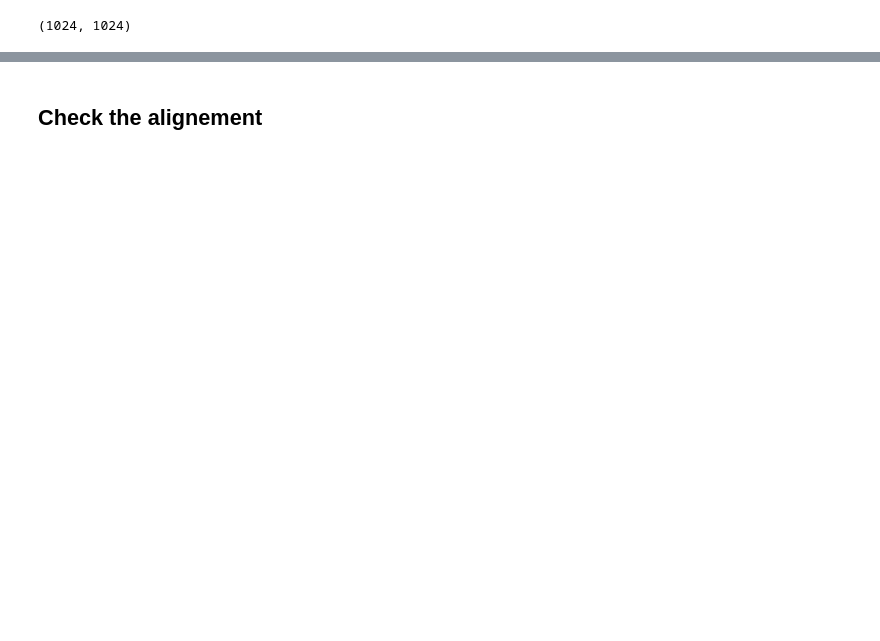
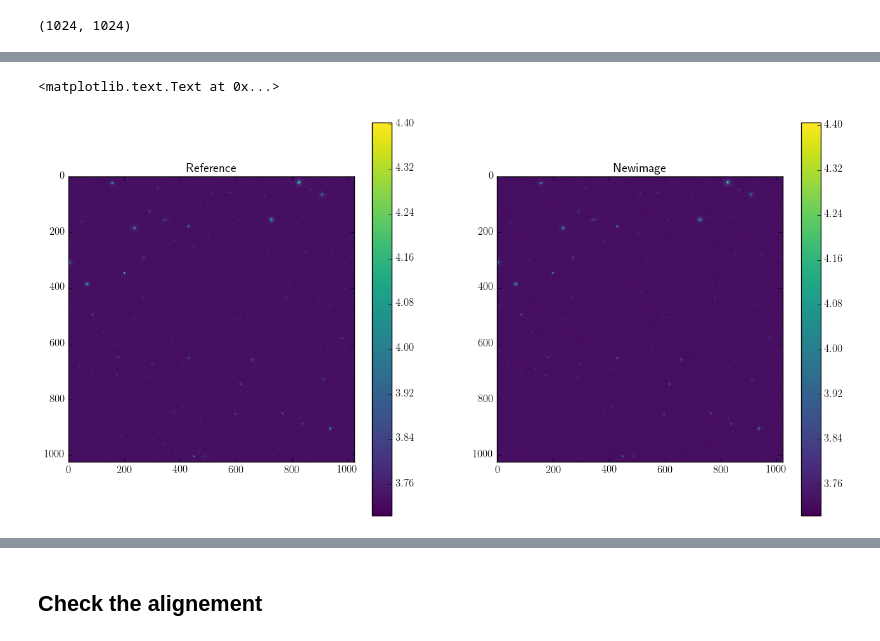
Before and after one commit to BrunoSanchez/synoptic, a Jupyter notebook: firstDiff.ipynb, the cells around one changed output, grey strips where cells are left out. Cells and saved outputs as stored; diff of their text form; code cells hidden in the pictures; blank space fills up the shorter version.

```diff
--- a/firstDiff.ipynb
+++ b/firstDiff.ipynb
@@ -99,3 +84,18 @@ Wall time: 2.22 s
+# %%
+r = fits.getdata('testdiff_images/reference.fits')
+n = fits.getdata('testdiff_images/newimage.fits')
+plt.figure(figsize=(16, 8))
+plt.subplot(121)
+plt.imshow(np.log10(r), interpolation='none', cmap='viridis')
+plt.colorbar()
+plt.title('Reference')
+plt.subplot(122)
+plt.imshow(np.log10(n), interpolation='none', cmap='viridis')
+plt.colorbar()
+plt.title('Newimage')
+# %% [output]
+<matplotlib.text.Text at 0x...>
+[figure, added]
 # %%
 plt.figure(figsize=(16,8))
 plt.subplot(121)
```
Also changed, not shown: parts of 10 cells of this notebook, 3 other files.
